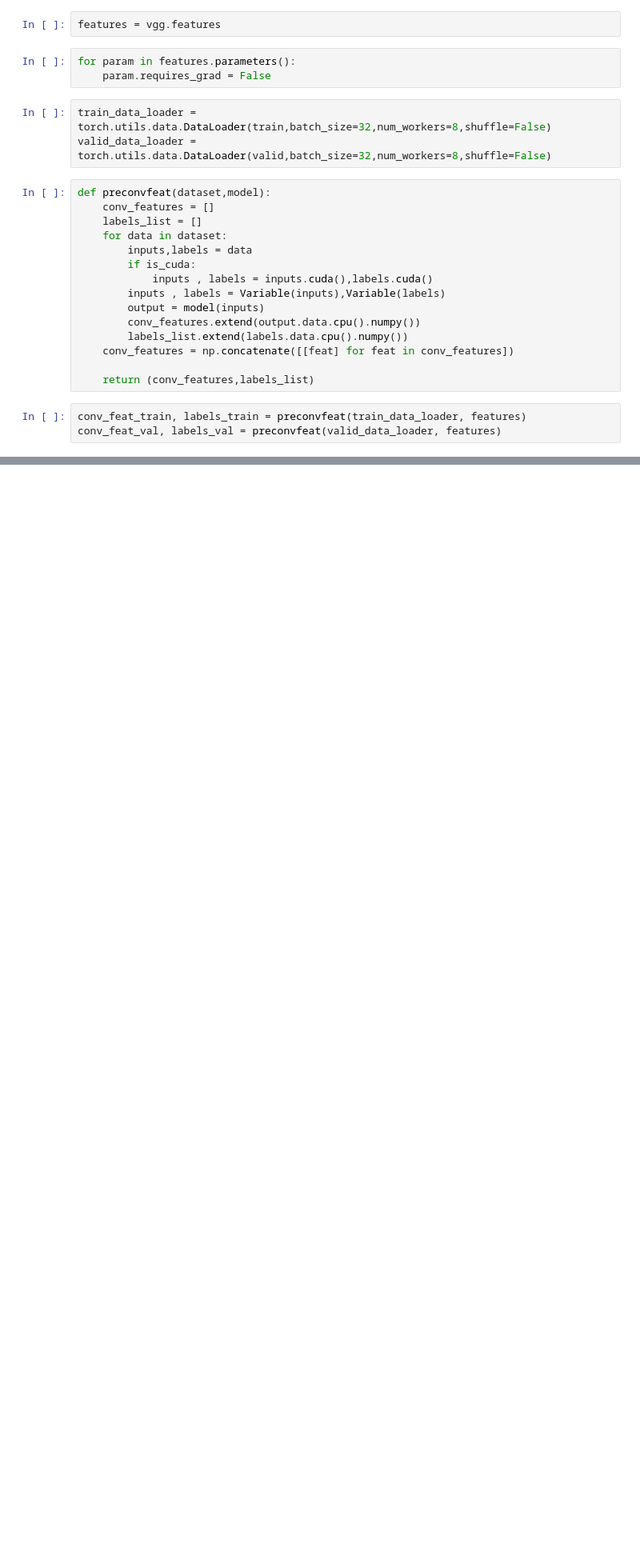
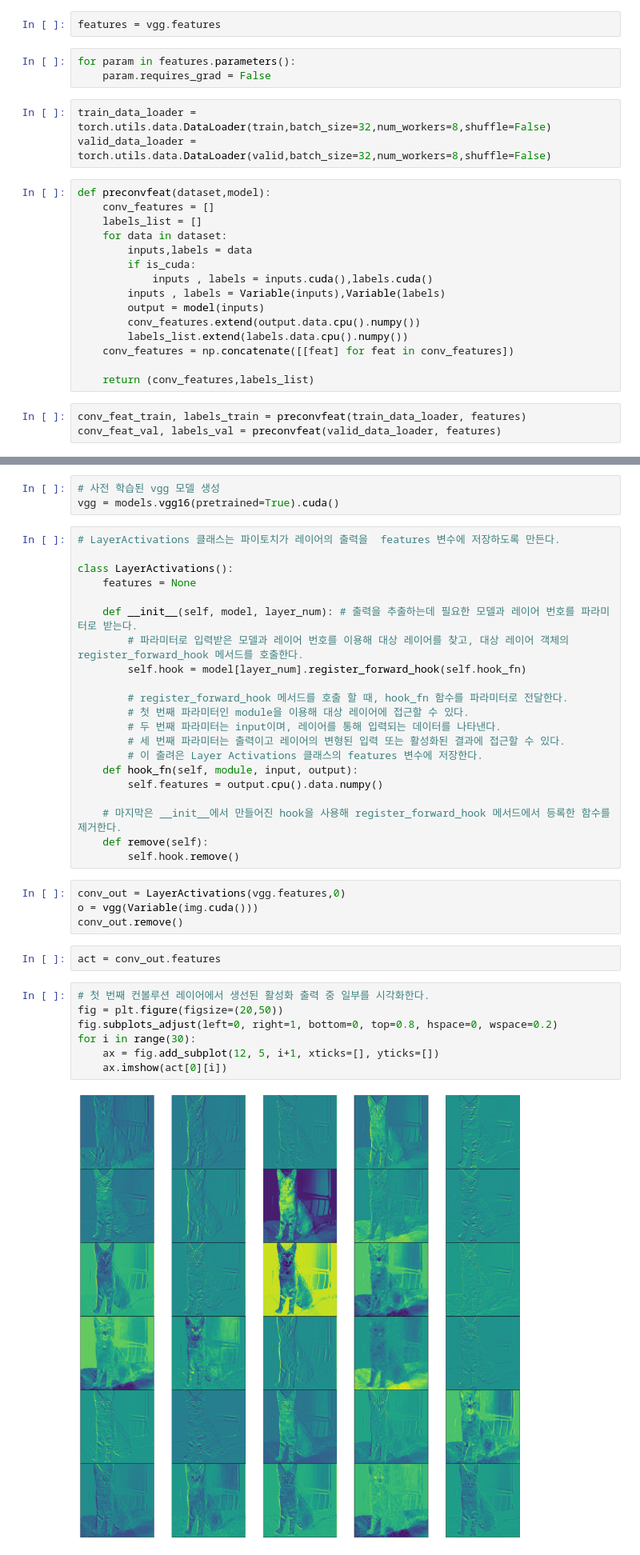
Before and after one commit to Hinterhalter/Deep-Learning-with-PyTorch, a Jupyter notebook: Ch5_Image_Classification_DogsandCats.ipynb, the cells around one changed output, grey strips where cells are left out. Shown at 80% size. Drawn from its saved outputs; the diff is of its cells as text; blank space fills up the shorter version.

```diff
--- a/Ch5_Image_Classification_DogsandCats.ipynb
+++ b/Ch5_Image_Classification_DogsandCats.ipynb
@@ -444,0 +462,39 @@ conv_feat_val, labels_val = preconvfeat(valid_data_loader, features)
+# %%
+# 사전 학습된 vgg 모델 생성
+vgg = models.vgg16(pretrained=True).cuda()
+# %%
+# LayerActivations 클래스는 파이토치가 레이어의 출력을  features 변수에 저장하도록 만든다.
+
+class LayerActivations():
+    features = None
+
+    def __init__(self, model, layer_num): # 출력을 추출하는데 필요한 모델과 레이어 번호를 파라미터로 받는다.
+        # 파라미터로 입력받은 모델과 레이어 번호를 이용해 대상 레이어를 찾고, 대상 레이어 객체의 register_forward_hook 메서드를 호출한다.
+        self.hook = model[layer_num].register_forward_hook(self.hook_fn)
+
+        # register_forward_hook 메서드를 호출 할 때, hook_fn 함수를 파라미터로 전달한다.
+        # 첫 번째 파라미터인 module을 이용해 대상 레이어에 접근할 수 있다.
+        # 두 번째 파라미터는 input이며, 레이어를 통해 입력되는 데이터를 나타낸다.
+        # 세 번째 파라미터는 출력이고 레이어의 변형된 입력 또는 활성화된 결과에 접근할 수 있다.
+        # 이 출려은 Layer Activations 클래스의 features 변수에 저장한다.
+    def hook_fn(self, module, input, output):
+        self.features = output.cpu().data.numpy()
+
+    # 마지막은 __init__에서 만들어진 hook을 사용해 register_forward_hook 메서드에서 등록한 함수를 제거한다.
+    def remove(self):
+        self.hook.remove()
+# %%
+conv_out = LayerActivations(vgg.features,0)
+o = vgg(Variable(img.cuda()))
+conv_out.remove()
+# %%
+act = conv_out.features
+# %%
+# 첫 번째 컨볼루션 레이어에서 생선된 활성화 출력 중 일부를 시각화한다.
+fig = plt.figure(figsize=(20,50))
+fig.subplots_adjust(left=0, right=1, bottom=0, top=0.8, hspace=0, wspace=0.2)
+for i in range(30):
+    ax = fig.add_subplot(12, 5, i+1, xticks=[], yticks=[])
+    ax.imshow(act[0][i])
+# %% [output]
+[figure, added]
```
Also changed, not shown: parts of 23 cells of this notebook.
